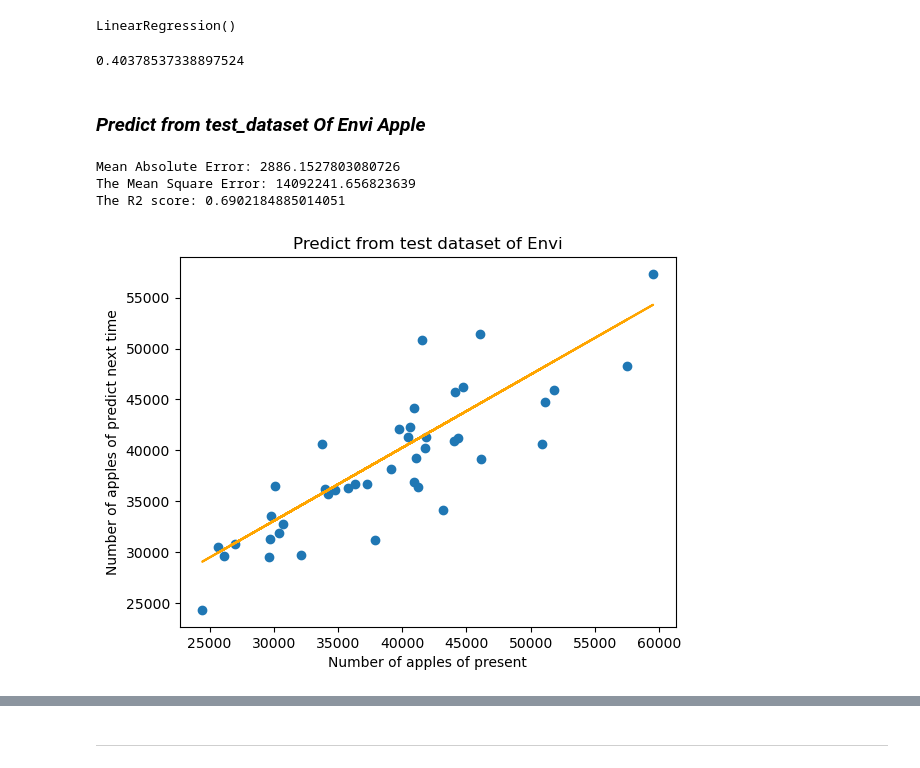
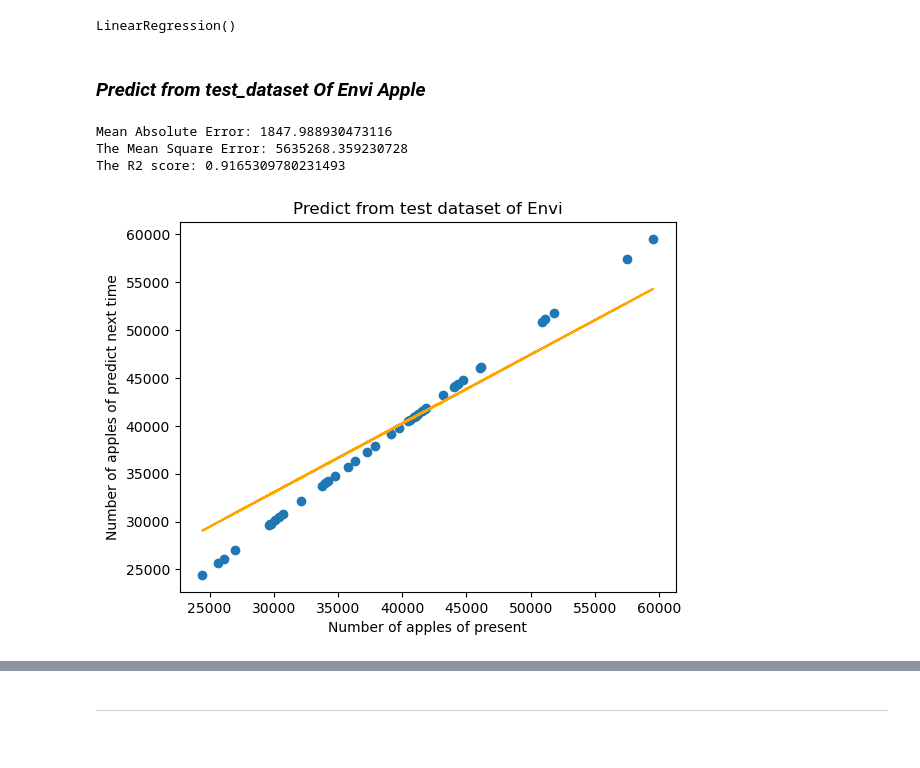
Before and after one commit to OatKID/RegressionMiniProject, a Jupyter notebook: algorithm/Envi/1_predict_1/linear_regression.ipynb, the cells around one changed output, grey strips where cells are left out. Drawn from its saved outputs; the diff is of its cells as text; code cells hidden in the pictures.

```diff
--- a/algorithm/Envi/1_predict_1/linear_regression.ipynb
+++ b/algorithm/Envi/1_predict_1/linear_regression.ipynb
@@ -46,7 +45,8 @@ df_envi_inter
 | 168 | 25/03/2018 | 40362 |
 169 rows × 2 columns
 # %%
-df_envi_inter["Date"] = pd.to_datetime(df_envi_inter["Date"], unit="ns")
+df_envi_inter["Date"] = pd.to_datetime(df_envi_inter["Date"], format="%d/%m/%Y")
+df_envi_inter.sort_values(by="Date", inplace=True)
 df_envi_inter.info()
 # %% [output]
 <class 'pandas.core.frame.DataFrame'>
@@ -84,8 +84,8 @@ plt.show()
 # %% [output]
 [figure]
 # %%
-x = np.array(df_envi_inter["Envi"]).reshape(-1, 1)
-y = np.array(df_envi_inter["y"]).reshape(-1, 1)
+x = np.array(df_envi_inter.drop(columns='y'))
+y = np.array(df_envi_inter.drop(columns='Envi'))
 # %% [markdown]
 ### ***Train Model Of Fuji Apple***
 # %%
@@ -113,32 +113,32 @@ x_train, x_test, y_train, y_test = train_test_split(x, y, random_state=257002)
 #Seed 222431 with mean squerer error
 #Seed 257002 with mean absolute error
 
+x_train = np.array(sorted(x_train, key=lambda x: x[0]))
+x_test = np.array(sorted(x_test, key=lambda x: x[0]))
+y_train = np.array(sorted(y_train, key=lambda x: x[0]))
+y_test = np.array(sorted(x_test, key=lambda x: x[0]))
+
 model = LinearRegression()
-model.fit(x_train.reshape(-1, 1), y_train.reshape(-1, 1))
+model.fit(x_train[:, 1:], y_train[:, 1:])
 # %% [output]
 LinearRegression()
-# %%
-kfold = KFold(n_splits=5, shuffle=True, random_state=0)
-cv_result = cross_val_score(model, x_train, y_train, cv=kfold, scoring='r2')
-print(cv_result.mean())
-# %% [output]
-0.40378537338897524
 # %% [markdown]
 ### ***Predict from test_dataset Of Envi Apple***
 # %%
-y_predict = model.predict(x_test.reshape(-1, 1))
-print(f"Mean Absolute Error: {mean_absolute_error(y_test, y_predict)}")
-print(f"The Mean Square Error: {mean_squared_error(y_test, y_predict)}")
-print(f"The R2 score: {r2_score(y_test, y_predict)}")
+x_test
+y_predict = model.predict(x_test[:, 1:])
+print(f"Mean Absolute Error: {mean_absolute_error(y_test[:, 1:], y_predict)}")
+print(f"The Mean Square Error: {mean_squared_error(y_test[:, 1:], y_predict)}")
+print(f"The R2 score: {r2_score(y_test[:, 1:], y_predict)}")
 
-plt.scatter(x_test, y_test)
-plt.plot(x_test, y_predict, color="orange")
+plt.scatter(x_test[:, 1:], y_test[:, 1:])
+plt.plot(x_test[:, 1:], y_predict, color="orange")
 plt.xlabel("Number of apples of present")
 plt.ylabel("Number of apples of predict next time")
 plt.title("Predict from test dataset of Envi")
 plt.show()
 # %% [output]
-Mean Absolute Error: 2886.1527803080726
-The Mean Square Error: 14092241.656823639
-The R2 score: 0.6902184885014051
+Mean Absolute Error: 1847.988930473116
+The Mean Square Error: 5635268.359230728
+The R2 score: 0.9165309780231493
-[figure, old version]
+[figure, new version]
```
Also changed, not shown: parts of 2 cells of this notebook, 1 other file.
